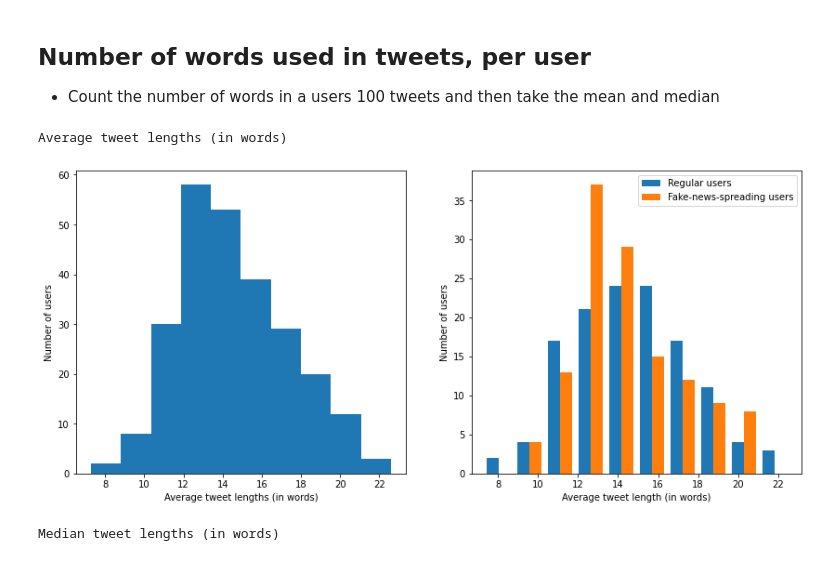
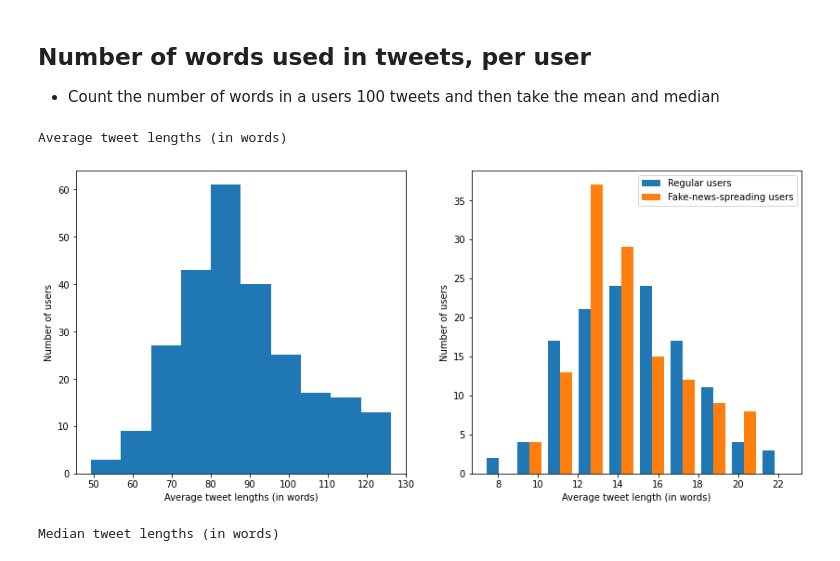
Before and after one commit to Fake-News-Profiling/fnp-models, a Jupyter notebook: classifier/src/notebooks/investigate_dataset.ipynb, the cells around one changed output. Drawn from its saved outputs; the diff is of its cells as text; code cells hidden in the pictures.

```diff
--- a/classifier/src/notebooks/investigate_dataset.ipynb
+++ b/classifier/src/notebooks/investigate_dataset.ipynb
@@ -42,6 +42,7 @@ print("%d truthful users, %d fake users" % (len(data_truth), len(data_fake)))
 digits = set("0123456789")
 printable = set(string.printable)
 punctuation = set(string.punctuation)
+punctuation.add("…")
 punctuation.remove('#')
 # %%
 def clean_text(text, remove_punc=True, remove_non_print=True, remove_emojis=True,
@@ -71,8 +72,8 @@ def clean_text(text, remove_punc=True, remove_non_print=True, remove_emojis=True
 def tweet_lengths_per_user(data_array):
     """ Returns a Numpy array of average and median tweet lengths (in chars) for each user """
     char_lens = np.asarray([
-        [len(tweet) for tweet in user_tweets]
-        for user_tweets in data_array
+        [len(tweet) for tweet in tweet_feed]
+        for tweet_feed in data_array
     ])
     means = np.asarray([np.mean(tweet_lens) for tweet_lens in char_lens])
     medians = np.asarray([np.median(tweet_lens) for tweet_lens in char_lens])
@@ -139,25 +142,25 @@ def tweets_to_words(data_array):
 # %%
 fig, ax = plt.subplots(ncols=2, figsize=(14, 6))
 
-data_lens = tweet_lengths_per_user(
+data_lens_words = tweet_lengths_per_user(
     tweets_to_words(data.iloc[:, 2:].values))
-truthful_lens = tweet_lengths_per_user(tweets_to_words(data_truth))
-fake_lens = tweet_lengths_per_user(tweets_to_words(data_fake))
+truthful_lens_words = tweet_lengths_per_user(tweets_to_words(data_truth))
+fake_lens_words = tweet_lengths_per_user(tweets_to_words(data_fake))
 
 # All tweets plot
 ax[0].hist(data_lens[0])
 ax[0].set_ylabel("Number of users")
 ax[0].set_xlabel("Average tweet lengths (in words)")
 
 # Truth label plot
-ax[1].hist((truthful_lens[0], fake_lens[0]), label=("Regular users", "Fake-news-spreading users"))
+ax[1].hist((truthful_lens_words[0], fake_lens_words[0]), label=("Regular users", "Fake-news-spreading users"))
 ax[1].set_ylabel("Number of users")
 ax[1].set_xlabel("Average tweet length (in words)")
 ax[1].legend()
 print("Average tweet lengths (in words)")
 # %% [output]
 Average tweet lengths (in words)
-[figure, old version]
+[figure, new version]
 # %%
 fig, ax = plt.subplots(ncols=2, figsize=(14, 6))
 
```
Also changed, not shown: parts of 29 cells of this notebook.
